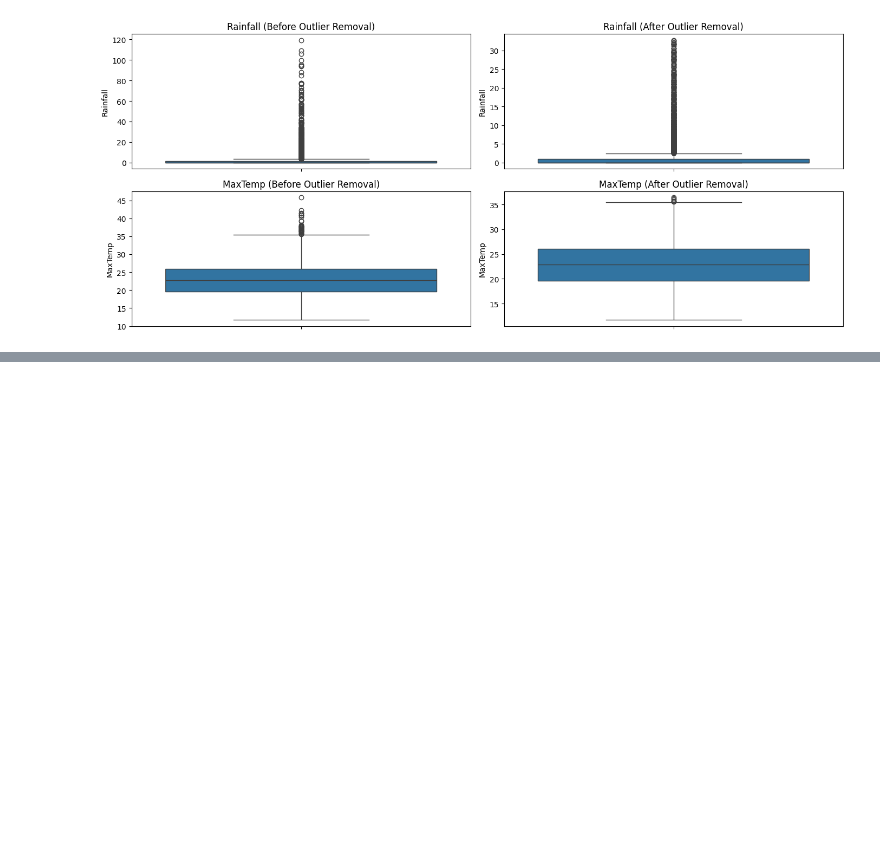
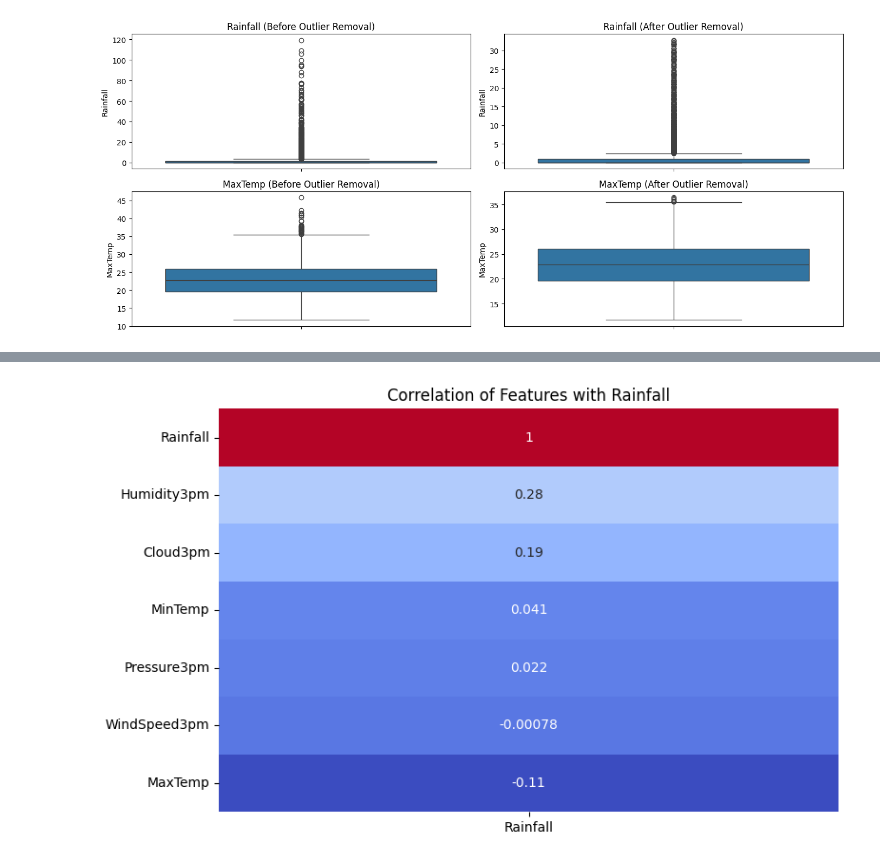
Before and after one commit to Mahyar-mhn/WeatherAUS_Rainfall_Regression_Analysis, a Jupyter notebook: main.ipynb, the cells around one changed output, grey strips where cells are left out. Saved outputs shown, nothing was run; the diff lists cells and outputs as text; code cells hidden in the pictures; blank space fills up the shorter version.

```diff
--- a/main.ipynb
+++ b/main.ipynb
@@ -198,3 +198,11 @@ plt.tight_layout()
 plt.show()
 # %% [output]
 [figure]
+# %%
+# Compute correlations
+correlation_matrix = df_clean.corr(numeric_only=True)
+correlation_with_rainfall = correlation_matrix["Rainfall"].sort_values(ascending=False)
+
+# Display top correlations
+print("Correlation with Rainfall:")
+print(correlation_with_rainfall)
@@ -200,0 +219,9 @@ plt.show()
+# %%
+# Heatmap of correlations
+plt.figure(figsize=(8, 5))
+sns.heatmap(correlation_with_rainfall.to_frame(), annot=True, cmap="coolwarm", cbar=False)
+plt.title("Correlation of Features with Rainfall")
+plt.tight_layout()
+plt.show()
+# %% [output]
+[figure, added]
```
Also changed, not shown: parts of 2 cells of this notebook.
